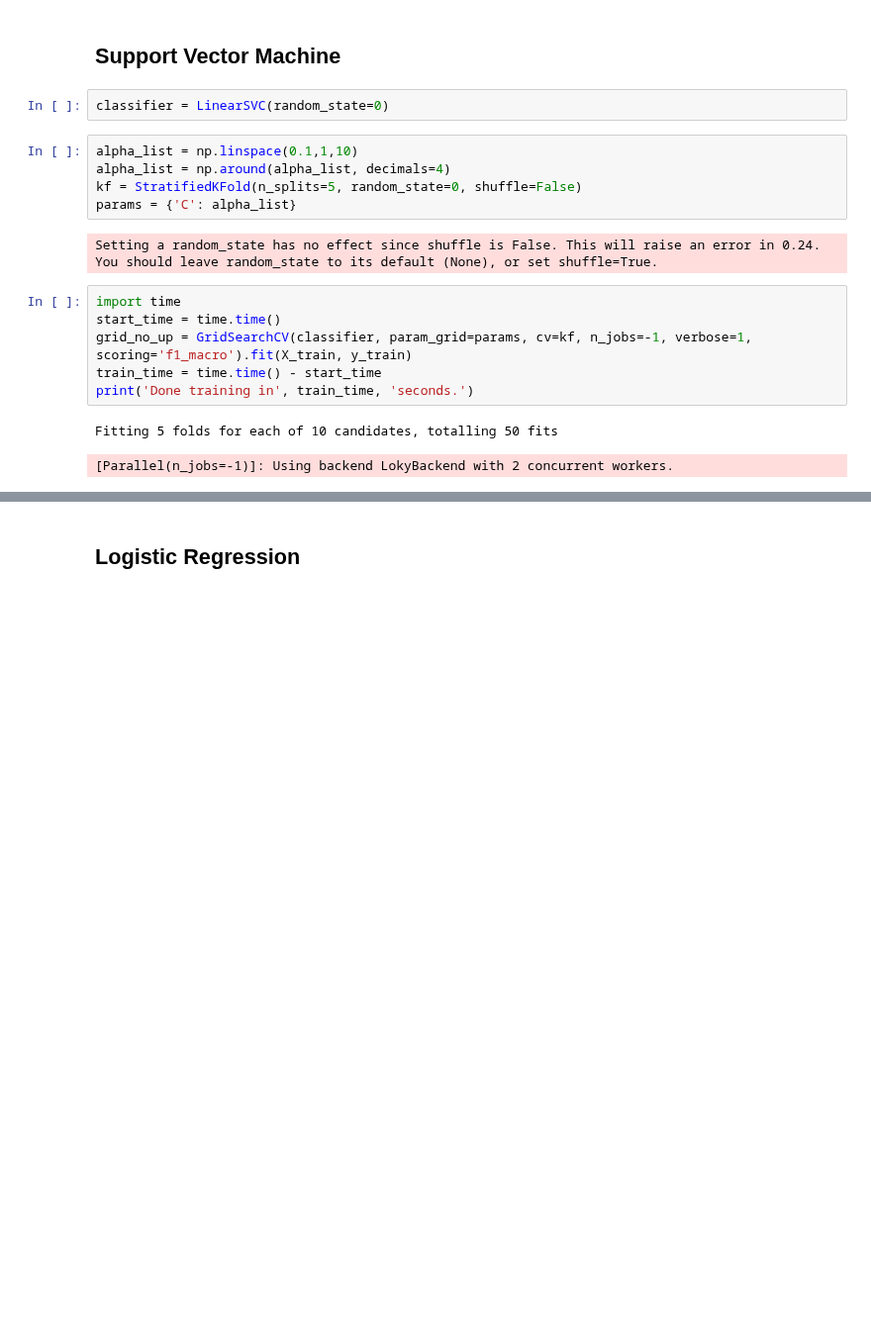
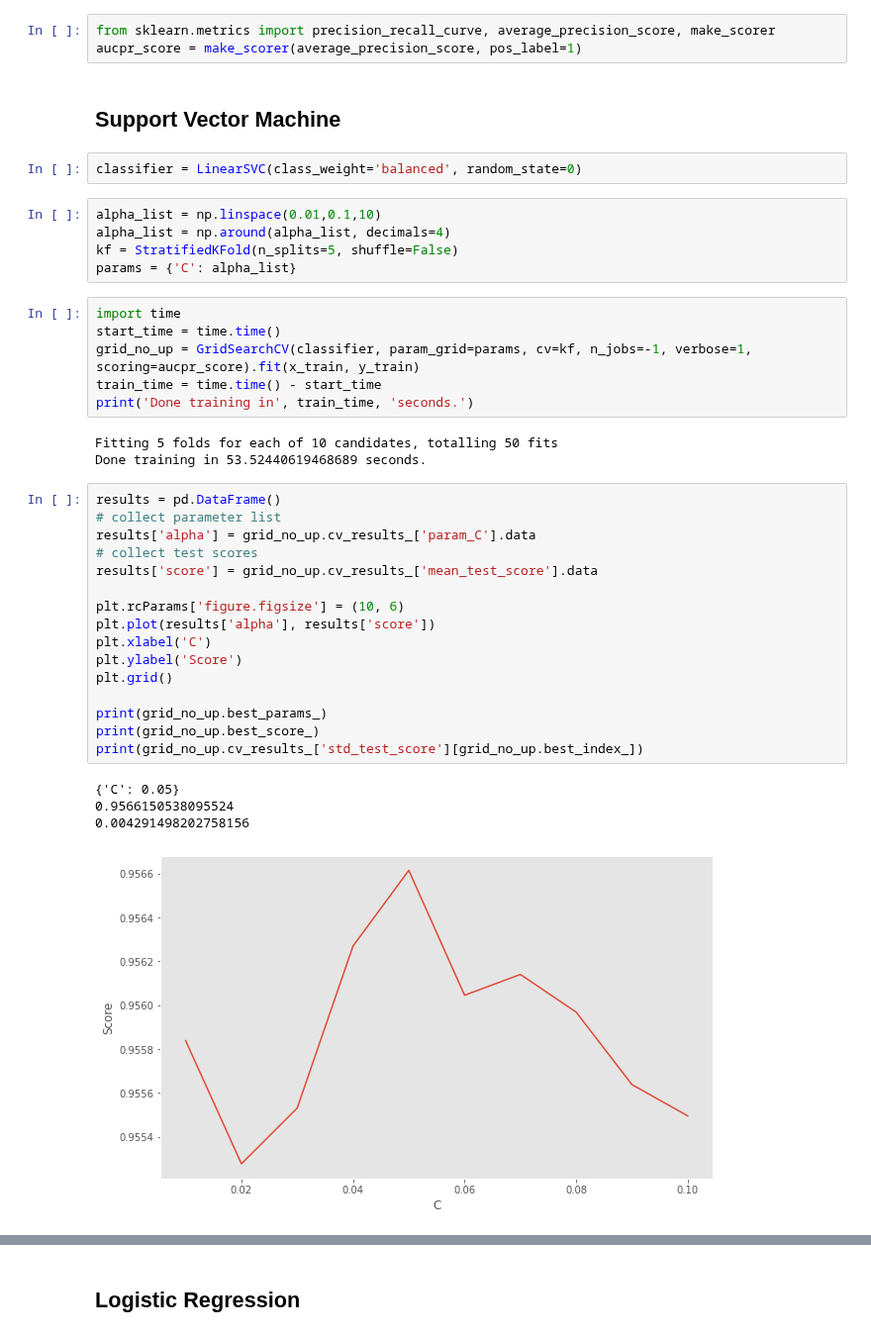
Before and after one commit to bachhvu/Amazon-NLP, a Jupyter notebook: Model Development.ipynb, the cells around one changed output, grey strips where cells are left out. Shown at 99% size. Drawn from its saved outputs; the diff is of its cells as text; blank space fills up the shorter version.

```diff
--- a/Model Development.ipynb
+++ b/Model Development.ipynb
@@ -247,21 +248,43 @@ X_train, X_val, y_train, y_val = train_test_split(df2[feature_names], df2['ratin
+# %%
+from sklearn.metrics import precision_recall_curve, average_precision_score, make_scorer
+aucpr_score = make_scorer(average_precision_score, pos_label=1)
 # %% [markdown]
 ## Support Vector Machine
 # %%
-classifier = LinearSVC(random_state=0)
+classifier = LinearSVC(class_weight='balanced', random_state=0)
 # %%
-alpha_list = np.linspace(0.1,1,10)
+alpha_list = np.linspace(0.01,0.1,10)
 alpha_list = np.around(alpha_list, decimals=4)
-kf = StratifiedKFold(n_splits=5, random_state=0, shuffle=False)
+kf = StratifiedKFold(n_splits=5, shuffle=False)
 params = {'C': alpha_list}
-# %% [output]
-Setting a random_state has no effect since shuffle is False. This will raise an error in 0.24. You should leave random_state to its default (None), or set shuffle=True.
 # %%
 import time
 start_time = time.time()
-grid_no_up = GridSearchCV(classifier, param_grid=params, cv=kf, n_jobs=-1, verbose=1, scoring='f1_macro').fit(X_train, y_train)
+grid_no_up = GridSearchCV(classifier, param_grid=params, cv=kf, n_jobs=-1, verbose=1, scoring=aucpr_score).fit(x_train, y_train)
 train_time = time.time() - start_time
 print('Done training in', train_time, 'seconds.')
 # %% [output]
 Fitting 5 folds for each of 10 candidates, totalling 50 fits
+Done training in 53.52440619468689 seconds.
-[Parallel(n_jobs=-1)]: Using backend LokyBackend with 2 concurrent workers.
+# %%
+results = pd.DataFrame()
+# collect parameter list
+results['alpha'] = grid_no_up.cv_results_['param_C'].data
+# collect test scores
+results['score'] = grid_no_up.cv_results_['mean_test_score'].data
+
+plt.rcParams['figure.figsize'] = (10, 6)
+plt.plot(results['alpha'], results['score'])
+plt.xlabel('C')
+plt.ylabel('Score')
+plt.grid()
+
+print(grid_no_up.best_params_)
+print(grid_no_up.best_score_)
+print(grid_no_up.cv_results_['std_test_score'][grid_no_up.best_index_])
+# %% [output]
+{'C': 0.05}
+0.9566150538095524
+0.004291498202758156
+[figure, added]
 # %%
```
Also changed, not shown: parts of 42 cells of this notebook.
